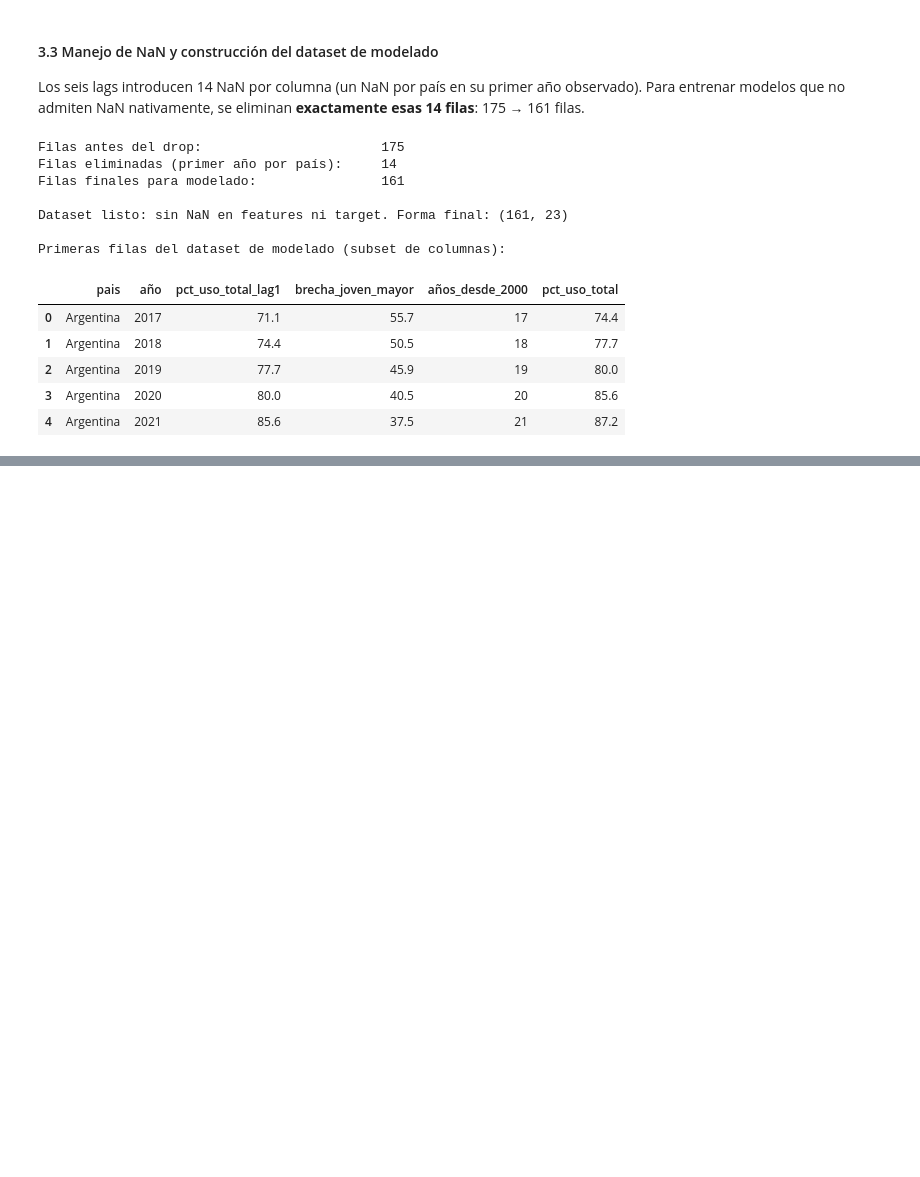
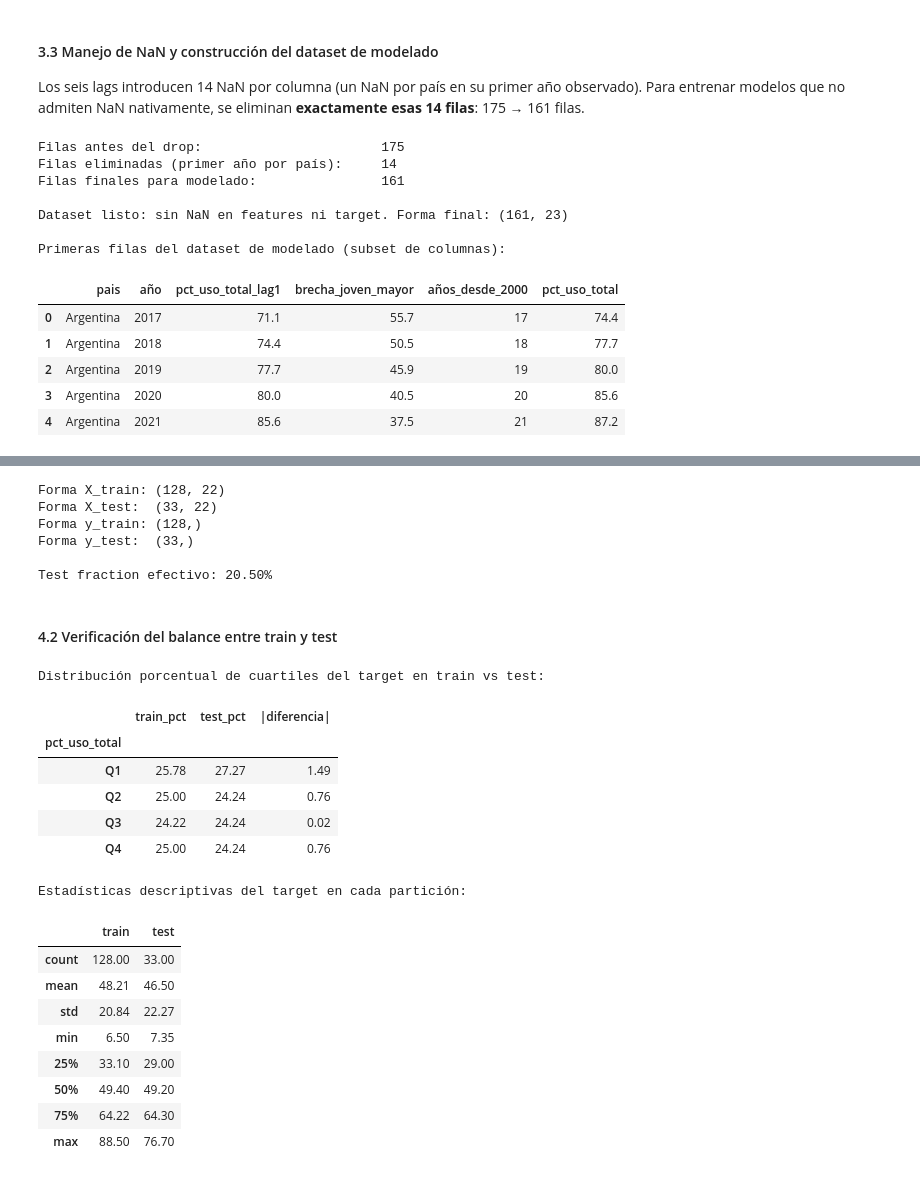
Before and after one commit to Tunchxz/CC3074-Proyecto-Final, a Jupyter notebook: Week-3.ipynb, the cells around one changed output, grey strips where cells are left out. Cells and saved outputs as stored; diff of their text form; code cells hidden in the pictures; blank space fills up the shorter version.

```diff
--- a/Week-3.ipynb
+++ b/Week-3.ipynb
@@ -356,0 +366,73 @@ Primeras filas del dataset de modelado (subset de columnas):
+# %%
+X = df_modelo[FEATURES].copy()
+y = df_modelo[TARGET].copy()
+
+estratos = pd.qcut(y, q=4, labels=['Q1', 'Q2', 'Q3', 'Q4'])
+
+X_train, X_test, y_train, y_test, estratos_train, estratos_test = train_test_split(
+    X, y, estratos,
+    test_size=0.20,
+    random_state=RANDOM_STATE,
+    stratify=estratos,
+)
+
+# Guardamos los índices originales del test para análisis de errores por país/año
+idx_test = X_test.index
+df_modelo_test_meta = df_modelo.loc[idx_test, ['pais', 'año']].reset_index(drop=True)
+
+# Re-indexamos X/y para uso interno (más limpio)
+X_train = X_train.reset_index(drop=True)
+X_test  = X_test.reset_index(drop=True)
+y_train = y_train.reset_index(drop=True)
+y_test  = y_test.reset_index(drop=True)
+estratos_train = estratos_train.reset_index(drop=True)
+estratos_test  = estratos_test.reset_index(drop=True)
+
+print(f'Forma X_train: {X_train.shape}')
+print(f'Forma X_test:  {X_test.shape}')
+print(f'Forma y_train: {y_train.shape}')
+print(f'Forma y_test:  {y_test.shape}')
+print(f'\nTest fraction efectivo: {len(X_test) / (len(X_train) + len(X_test)):.2%}')
+# %% [output]
+Forma X_train: (128, 22)
+Forma X_test:  (33, 22)
+Forma y_train: (128,)
+Forma y_test:  (33,)
+
+Test fraction efectivo: 20.50%
+# %% [markdown]
+#### 4.2 Verificación del balance entre train y test
+# %%
+balance = pd.DataFrame({
+    'train_pct': estratos_train.value_counts(normalize=True).sort_index() * 100,
+    'test_pct':  estratos_test.value_counts(normalize=True).sort_index()  * 100,
+}).round(2)
+balance['|diferencia|'] = (balance['train_pct'] - balance['test_pct']).abs().round(2)
+
+print('Distribución porcentual de cuartiles del target en train vs test:')
+display(balance)
+
+print(f'\nEstadísticas descriptivas del target en cada partición:')
+stats_split = pd.DataFrame({
+    'train': y_train.describe(),
+    'test':  y_test.describe(),
+}).round(2)
+display(stats_split)
+# %% [output]
+Distribución porcentual de cuartiles del target en train vs test:
+|  | train_pct | test_pct | |diferencia| |
+| pct_uso_total |  |  |  |
+| Q1 | 25.78 | 27.27 | 1.49 |
+| Q2 | 25.00 | 24.24 | 0.76 |
+| Q3 | 24.22 | 24.24 | 0.02 |
+| Q4 | 25.00 | 24.24 | 0.76 |
+Estadísticas descriptivas del target en cada partición:
+|  | train | test |
+| count | 128.00 | 33.00 |
+| mean | 48.21 | 46.50 |
+| std | 20.84 | 22.27 |
+| min | 6.50 | 7.35 |
+| 25% | 33.10 | 29.00 |
+| 50% | 49.40 | 49.20 |
+| 75% | 64.22 | 64.30 |
+| max | 88.50 | 76.70 |
```
Also changed, not shown: parts of 5 cells of this notebook.
